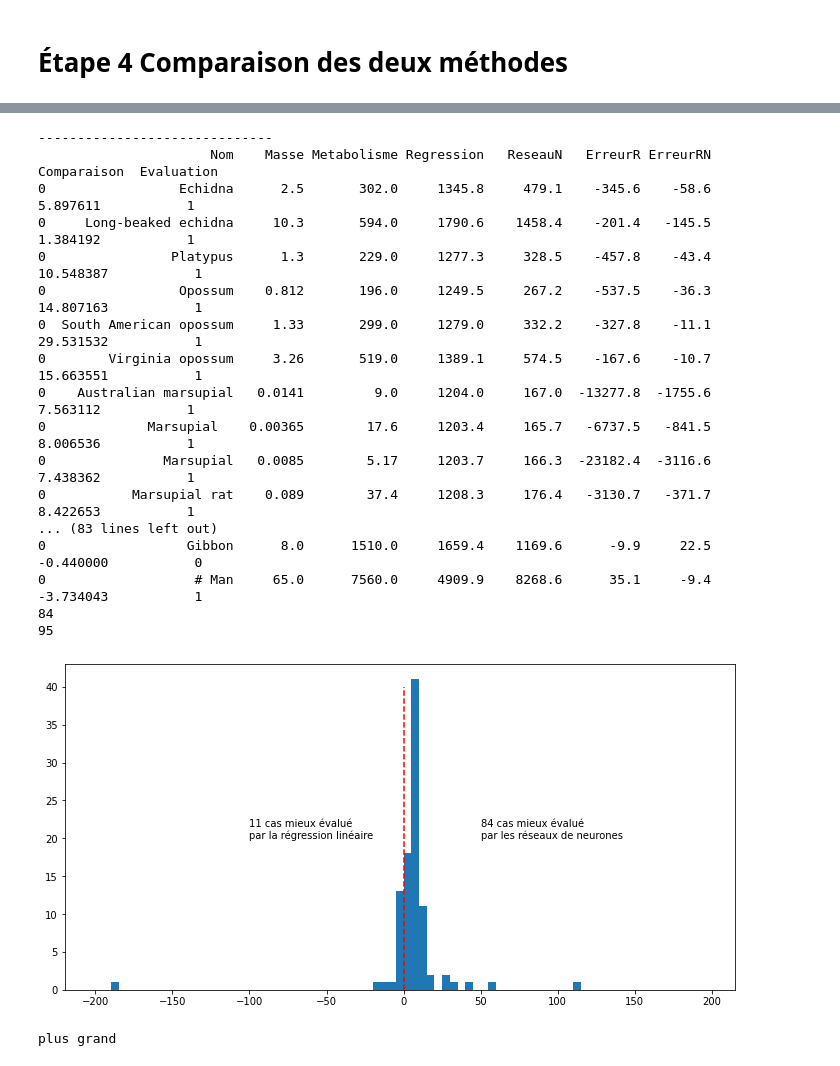
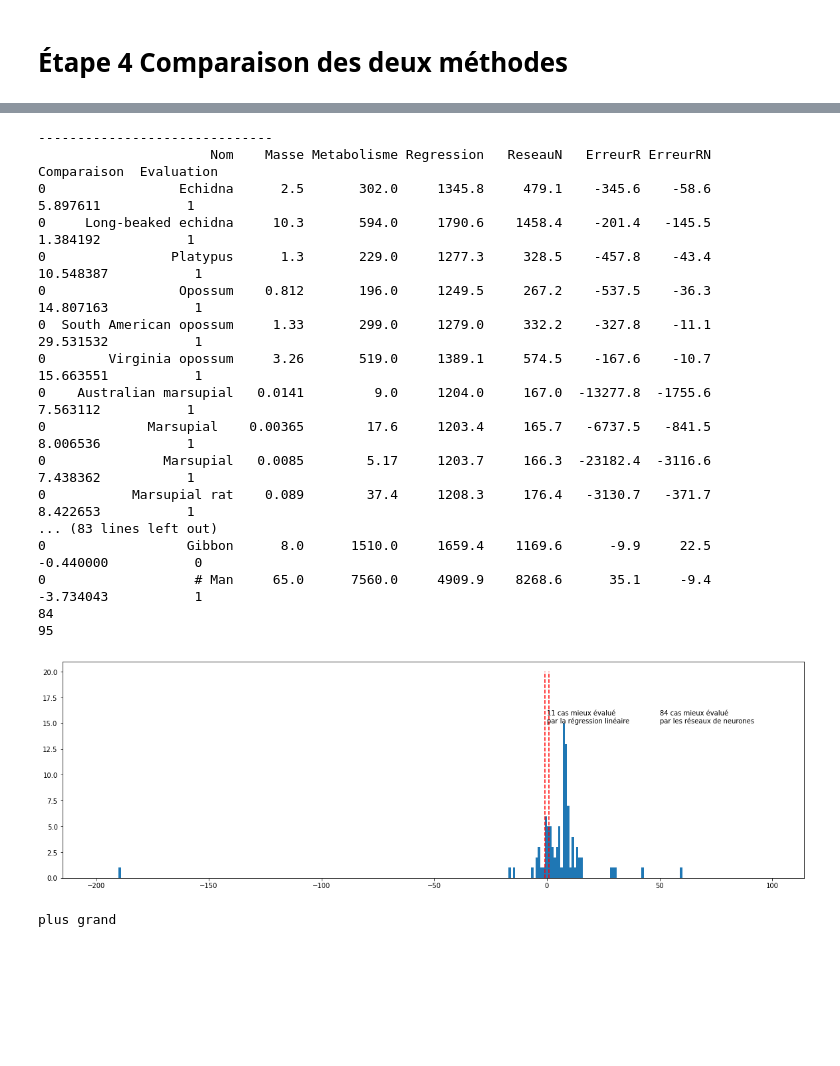
Before and after one commit to jhguay/base_ouverte, a Jupyter notebook: MataneLabo1_avecComparaisonRegressionv2.ipynb, the cells around one changed output, grey strips where cells are left out. Drawn from its saved outputs; the diff is of its cells as text; code cells hidden in the pictures; blank space fills up the shorter version.

```diff
--- a/MataneLabo1_avecComparaisonRegressionv2.ipynb
+++ b/MataneLabo1_avecComparaisonRegressionv2.ipynb
@@ -239,7 +221,7 @@ print("------------------------------")
 
 for i in range(0,len(loi_kleiber_data)):
   #print(i)
-  if(abs(dfinal['Comparaison'].values[i])>1):
+  if(abs(dfinal['Comparaison'].values[i])>1 ):
     dfinal['Evaluation'].values[i]=1
   else:
     dfinal['Evaluation'].values[i]=0
@@ -252,39 +234,39 @@ print(len(dfinal['Evaluation']))
 #math.sqrt(((dfinal['ErreurR'].astype(float))*(dfinal['ErreurR'].astype(float))).sum()/len(dfinal))
 #abs(dfinal['ErreurR'].astype(float)).mean()
 
 #
-fig, ax = plt.subplots(figsize=(12, 6))
+fig, ax = plt.subplots(figsize=(20, 6))
 
-ax.hist(dfinal['Comparaison'].values, bins=range(-200,200,5))
+ax.hist(dfinal['Comparaison'].values, bins=range(-200,100,1))
 
 
-ax.vlines([0], 0, 40, linestyles='dashed', colors='red')
-ax.text( 50,20,"84 cas mieux évalué\npar les réseaux de neurones")
-ax.text( -100,20,"11 cas mieux évalué\npar la régression linéaire")
+ax.vlines([-1,1], 0, 20, linestyles='dashed', colors='red')
+ax.text( 50,15,"84 cas mieux évalué\npar les réseaux de neurones")
+ax.text( 0,15,"11 cas mieux évalué\npar la régression linéaire")
 
 
 #
 
 plt.show()
 # %% [output]
 ------------------------------
                       Nom    Masse Metabolisme Regression   ReseauN   ErreurR ErreurRN  Comparaison  Evaluation
 0                 Echidna      2.5       302.0     1345.8     479.1    -345.6    -58.6     5.897611           1
 0     Long-beaked echidna     10.3       594.0     1790.6    1458.4    -201.4   -145.5     1.384192           1
 0                Platypus      1.3       229.0     1277.3     328.5    -457.8    -43.4    10.548387           1
 0                 Opossum    0.812       196.0     1249.5     267.2    -537.5    -36.3    14.807163           1
 0  South American opossum     1.33       299.0     1279.0     332.2    -327.8    -11.1    29.531532           1
 0        Virginia opossum     3.26       519.0     1389.1     574.5    -167.6    -10.7    15.663551           1
 0    Australian marsupial   0.0141         9.0     1204.0     167.0  -13277.8  -1755.6     7.563112           1
 0             Marsupial    0.00365        17.6     1203.4     165.7   -6737.5   -841.5     8.006536           1
 0               Marsupial   0.0085        5.17     1203.7     166.3  -23182.4  -3116.6     7.438362           1
 0           Marsupial rat    0.089        37.4     1208.3     176.4   -3130.7   -371.7     8.422653           1
 ... (83 lines left out)
 0                  Gibbon      8.0      1510.0     1659.4    1169.6      -9.9     22.5    -0.440000           0
 0                   # Man     65.0      7560.0     4909.9    8268.6      35.1     -9.4    -3.734043           1
 84
 95
-[figure, old version]
+[figure, new version]
 # %%
 if(dfinal['Comparaison'].values[16]>1):
   print("plus grand")
```
Also changed, not shown: parts of 2 cells of this notebook.
